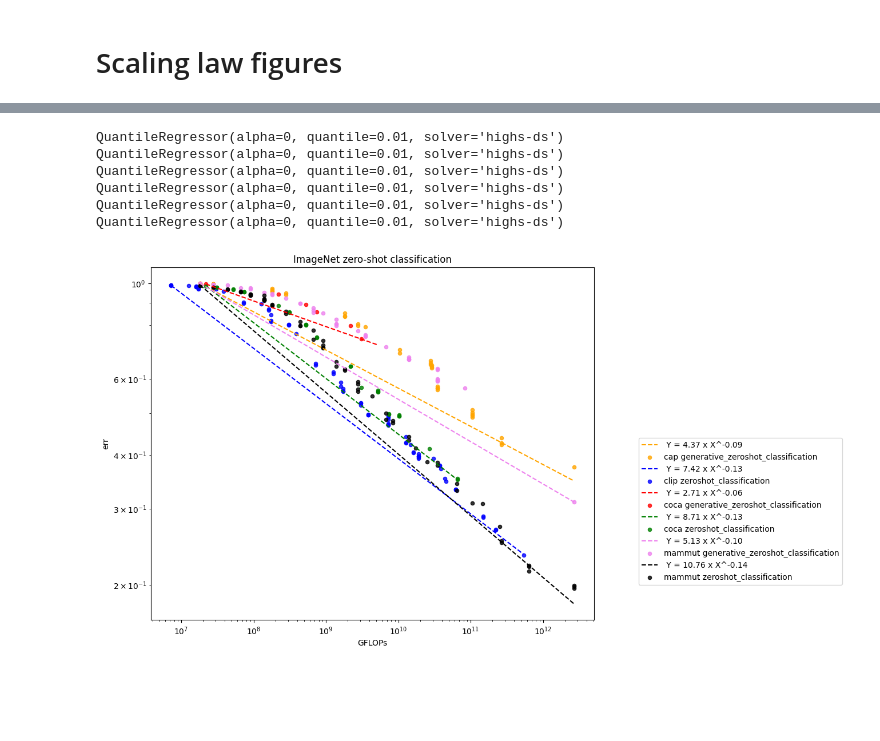
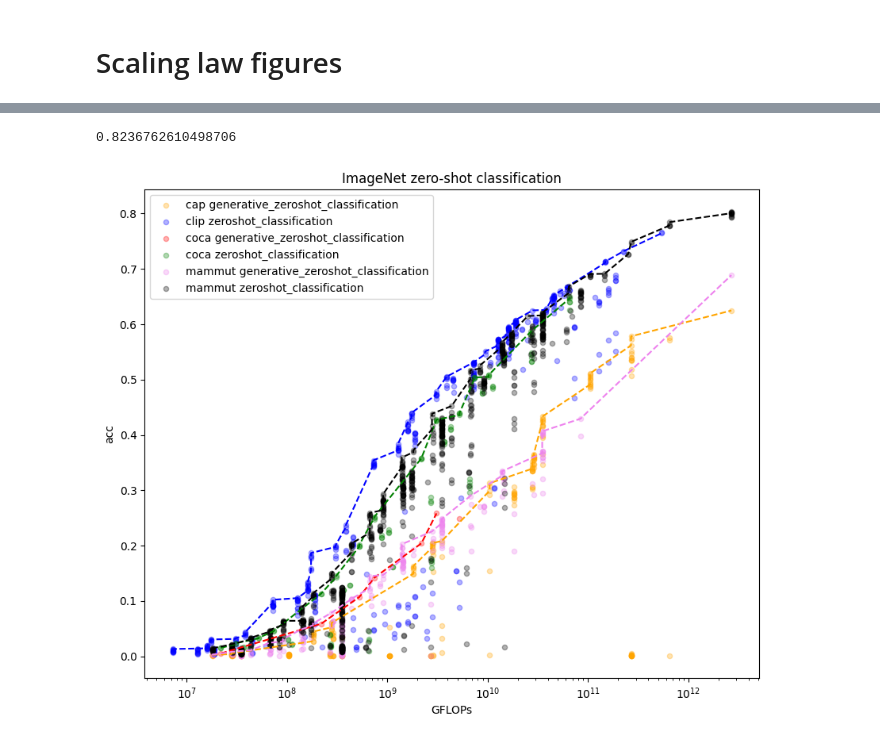
Before and after one commit to SLAMPAI/open_clip_scaling, a Jupyter notebook: results.ipynb, the cells around one changed output, grey strips where cells are left out. Saved outputs shown, nothing was run; the diff lists cells and outputs as text; code cells hidden in the pictures; blank space fills up the shorter version.

```diff
--- a/results.ipynb
+++ b/results.ipynb
@@ -84,7 +84,7 @@ def curve_fit_powlaw_quantile(xdata, ydata, q=0.1):
     def func(x):
         return (x**r.coef_[0]) * np.exp(r.intercept_)
     a, b = (r.intercept_, r.coef_[0])
-    return (a,b), func, f"Y = {np.exp(a):.2f} x X^{b:.2f}"
+    return (a,b), func, f"Y = {np.exp(a):.4f} x X^{b:.4f}"
 # %%
 %%time
 !python build_results_dataframe.py
@@ -132,0 +155,16 @@ Number of evaluations 135845
+# %%
+mp = model_profile.reset_index().copy()
+mp = mp[mp["model"].str.startswith("ViT")]
+S = "mparams"
+mp = mp.sort_values(S)
+mp["nb"] = np.arange(len(mp))
+
+fig = plt.figure(figsize=(10, 10))
+
+#mp.plot.scatter(x="nb", y="gflops")
+plt.scatter(mp.nb, mp[S])
+
+m = mp[mp.model.isin(df.model.unique())]
+plt.scatter(m.nb, m[S], c='red')
+plt.xlabel("Model Index")
+plt.ylabel(S)
@@ -684,11 +860,19 @@ def group_vals(X, Y, eps=1e-5):
+# %%
+func = curves[ ("mammut", "zeroshot_classification", "cosine") ]
+gf = model_profile.loc["ViT-L-14"].gflops * 12.8e9
+1-func(gf)
+# %% [output]
+0.8236762610498706
 # %%
 ds, metric = "imagenet1k", "acc1"
 #ds, metric = "winoground", "text_acc"
 #ds, metric = "sugar_crepe/swap_obj", "acc"
 #ds, metric = "mscoco_captions", "image_retrieval_recall@5"
+#ds, metric = "sugar_crepe", "acc"
+#ds, metric = "winoground", "acc"
 
 D = df
-D = D[D.pretrain_dataset != "/p/scratch/laionize/cherti1/datacomp_1B_recap/{0000000..0139827}.tar"]
+D = D[D.pretrain_dataset == "datacomp_1b"]
 
 D = D[D.epoch==D.total_epochs]
 D = D[D.downstream_dataset==ds]
@@ -710,56 +894,52 @@ for ind, (name, rows) in enumerate(D.groupby(["namespace", "task"])):
         continue
     R = R.sort_values(by="gflops_total")
     X = (R["gflops_total"]).values
-    Y = 1-(R[metric]).values
-
+    #Y = 1-(R[metric]).values
+    Y = (R[metric]).values
 
     color = colors[I]
     I+=1
     #m = (X>=10**9)# & (X < 10**12)
     #m = (X<10**12)
     #m = (X>0)  & (Y<1)
     m = X>0
-    #print(np.unique(X))
     #for xi in np.unique(X):
     #    minval = Y[X==xi].min()
     #    Y[X==xi] = minval
     #m=(Y<=0.9) & (Y>0)
-    coefs, func, eq = curve_fit_powlaw_quantile(X[m], Y[m], q=0.01)
-    plt.plot(X[m], func(X[m]), label=f" {eq}", linestyle='dashed', c=color)
+    #coefs, func, eq = curve_fit_powlaw_quantile(X[m], Y[m], q=0.01)
+    #plt.plot(X[m], func(X[m]), label=f" {eq}", linestyle='dashed', c=color)
 
     #X = X[Y<1]
     #Y = Y[Y<1]
-    m = monotonically_decreasing(Y)
-    #m = X>0
-    plt.scatter(X[m], Y[m], label=f"{name[0]} {name[1]}", c=color, s=20.0, alpha=0.8)
 
-    #plt.plot(X[m], Y[m], linestyle='dashed', c=color)
+    m = X>0
+    plt.scatter(X[m], Y[m], label=f"{name[0]} {name[1]}", c=color, s=20.0, alpha=0.3)
+    m = monotonically_increasing(Y)
+    plt.plot(X[m], Y[m], linestyle='dashed', c=color)
+
 plt.xscale('log')
-plt.yscale("log")
+#plt.yscale("log")
 
 plt.xlabel("GFLOPs")
-plt.ylabel("err")
+
+#plt.ylabel("err")
+plt.ylabel("acc")
 #plt.title(ds)
-plt.legend(loc=(1.1,.1))
+#plt.legend(loc=(1.1,.1))
 
-#plt.legend()
+plt.legend()
 
 if metric == "image_retrieval_recall@5":
     plt.title("COCO image retrieval recall@5")
     plt.savefig("coco_image_retrieval_5.pdf")
 elif metric == "text_retrieval_recall@5":
     plt.title("COCO text retrieval recall@5")
     plt.savefig("coco_text_retrieval_5.pdf")
 elif metric == "acc1":
     plt.title("ImageNet zero-shot classification")
     plt.savefig("imagenet.pdf")
 
 plt.show()
 # %% [output]
-QuantileRegressor(alpha=0, quantile=0.01, solver='highs-ds')
-QuantileRegressor(alpha=0, quantile=0.01, solver='highs-ds')
-QuantileRegressor(alpha=0, quantile=0.01, solver='highs-ds')
-QuantileRegressor(alpha=0, quantile=0.01, solver='highs-ds')
-QuantileRegressor(alpha=0, quantile=0.01, solver='highs-ds')
-QuantileRegressor(alpha=0, quantile=0.01, solver='highs-ds')
-[figure, old version]
+[figure, new version]
```
Also changed, not shown: parts of 36 cells of this notebook, 1 other file.
